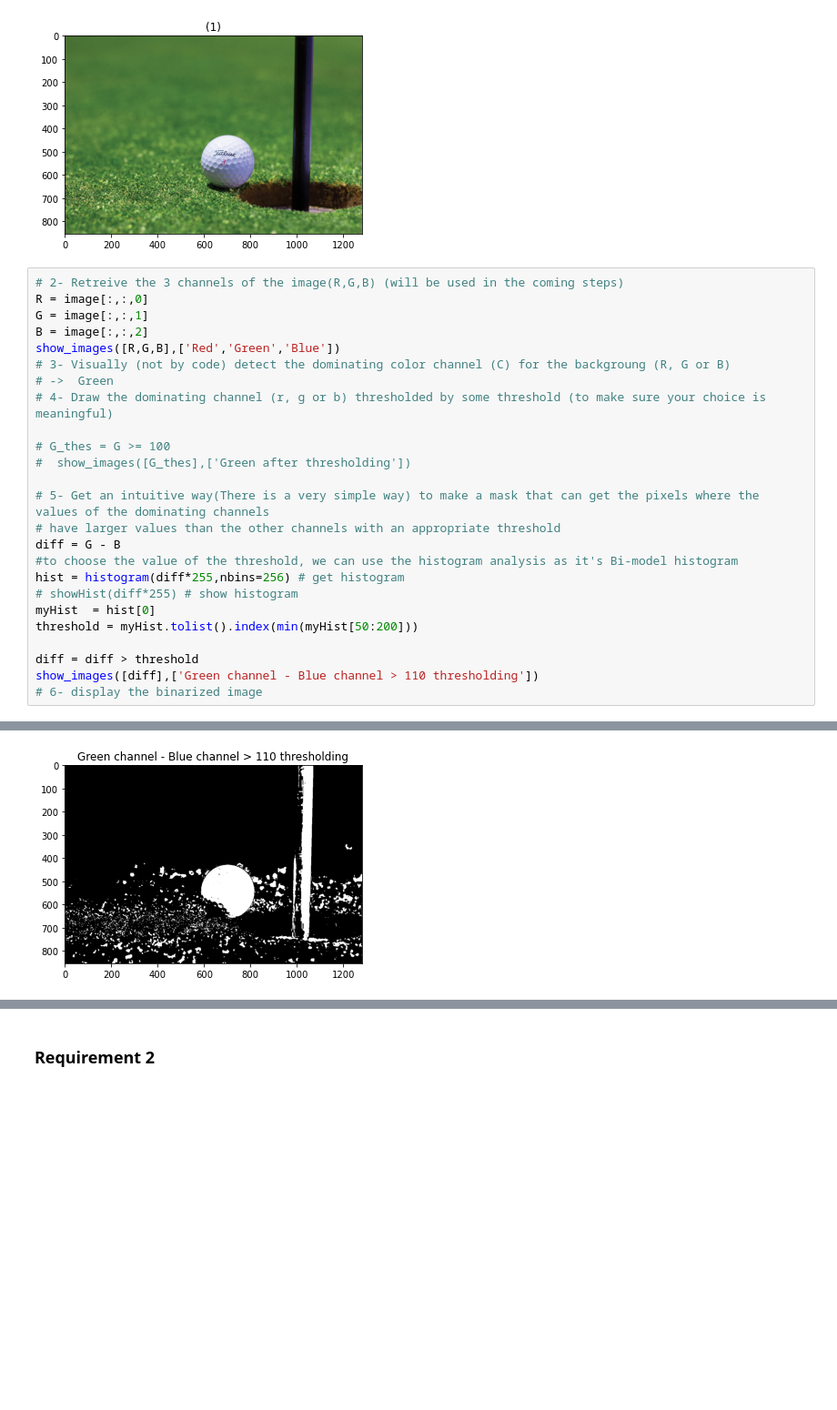
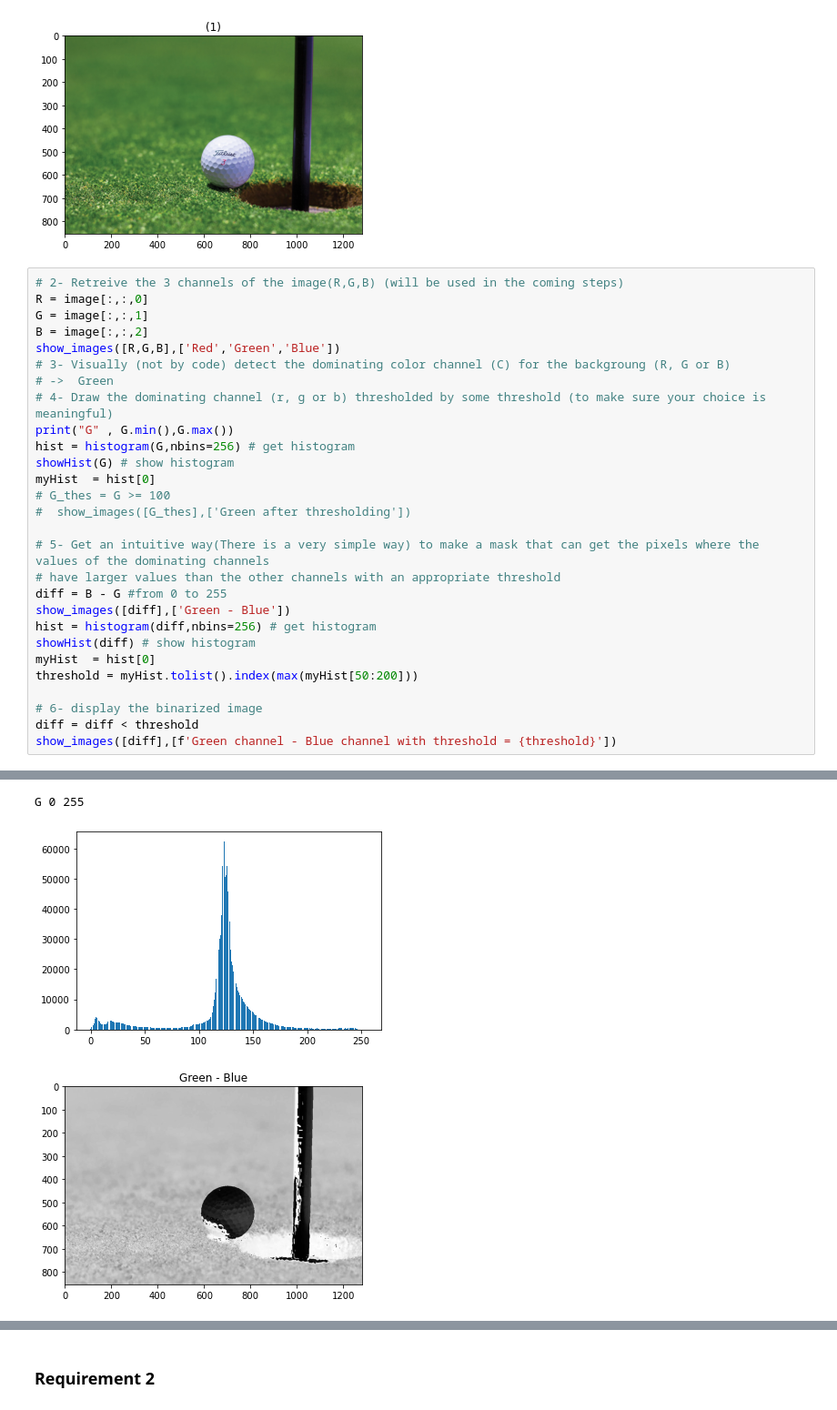
Before and after one commit to EngPeterAtef/ImageProcessing_Labs, a Jupyter notebook: Lab7_std/Lab_Seg_1_STD.ipynb, the cells around one changed output, grey strips where cells are left out. Shown: that part at 91% size. Saved outputs shown, nothing was run; the diff lists cells and outputs as text; blank space fills up the shorter version.

```diff
--- a/Lab7_std/Lab_Seg_1_STD.ipynb
+++ b/Lab7_std/Lab_Seg_1_STD.ipynb
@@ -27,28 +24,33 @@ show_images([image])
 # %%
 # 2- Retreive the 3 channels of the image(R,G,B) (will be used in the coming steps)
 R = image[:,:,0]
 G = image[:,:,1]
 B = image[:,:,2]
 show_images([R,G,B],['Red','Green','Blue'])
 # 3- Visually (not by code) detect the dominating color channel (C) for the backgroung (R, G or B)
 # ->  Green
 # 4- Draw the dominating channel (r, g or b) thresholded by some threshold (to make sure your choice is meaningful)
-
+print("G" , G.min(),G.max())
+hist = histogram(G,nbins=256) # get histogram
+showHist(G) # show histogram
+myHist  = hist[0]
 # G_thes = G >= 100
 #  show_images([G_thes],['Green after thresholding'])
 
 # 5- Get an intuitive way(There is a very simple way) to make a mask that can get the pixels where the values of the dominating channels
 # have larger values than the other channels with an appropriate threshold
-diff = G - B
-#to choose the value of the threshold, we can use the histogram analysis as it's Bi-model histogram
-hist = histogram(diff*255,nbins=256) # get histogram
-# showHist(diff*255) # show histogram
+diff = B - G #from 0 to 255
+show_images([diff],['Green - Blue'])
+hist = histogram(diff,nbins=256) # get histogram
+showHist(diff) # show histogram
 myHist  = hist[0]
-threshold = myHist.tolist().index(min(myHist[50:200]))
+threshold = myHist.tolist().index(max(myHist[50:200]))
 
-diff = diff > threshold
-show_images([diff],['Green channel - Blue channel > 110 thresholding'])
 # 6- display the binarized image
+diff = diff < threshold
+show_images([diff],[f'Green channel - Blue channel with threshold = {threshold}'])
 # %% [output]
 [figure]
+G 0 255
-[figure, old version]
+[figure, new version]
+[figure, added]
```
Also changed, not shown: parts of 3 cells of this notebook.
